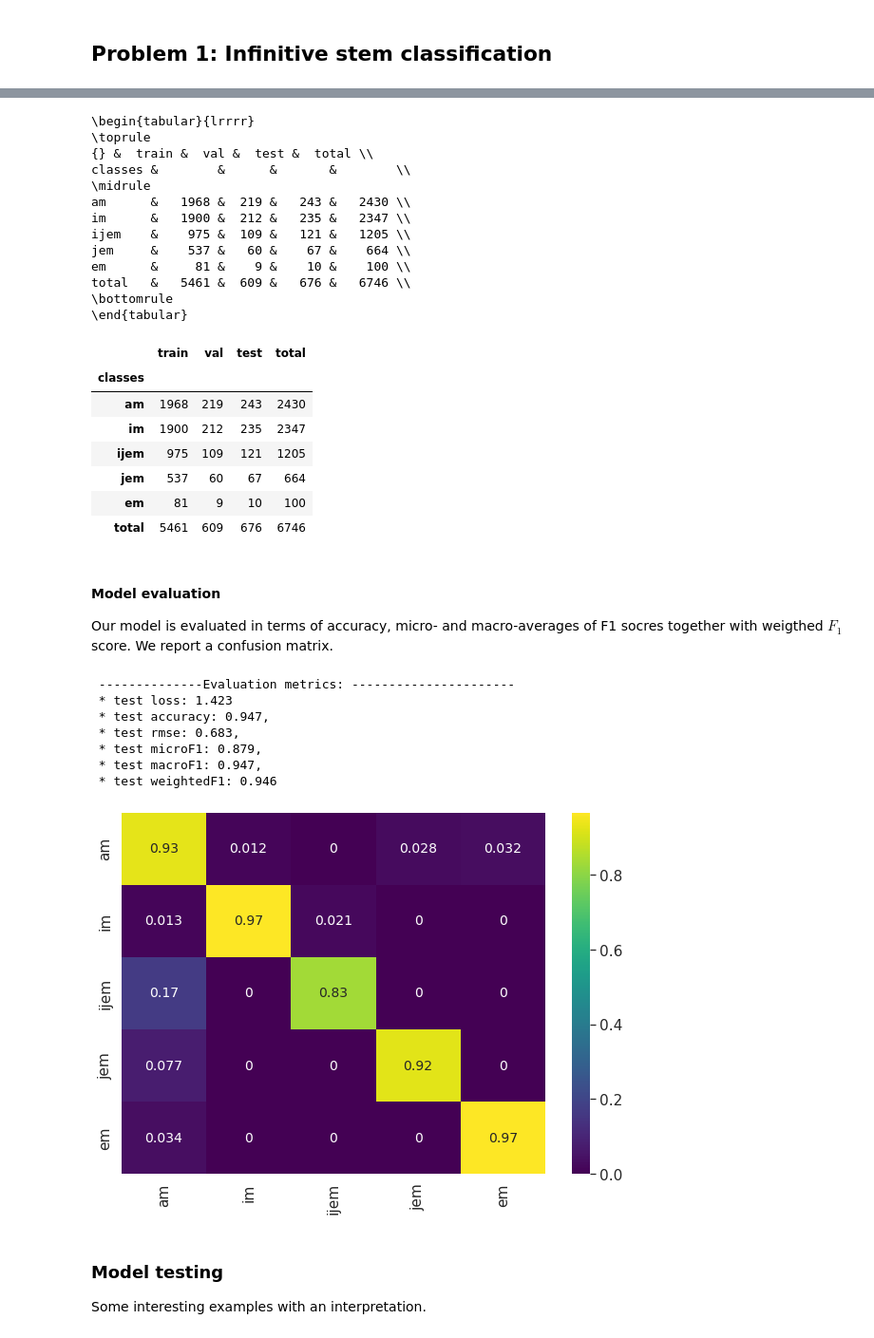
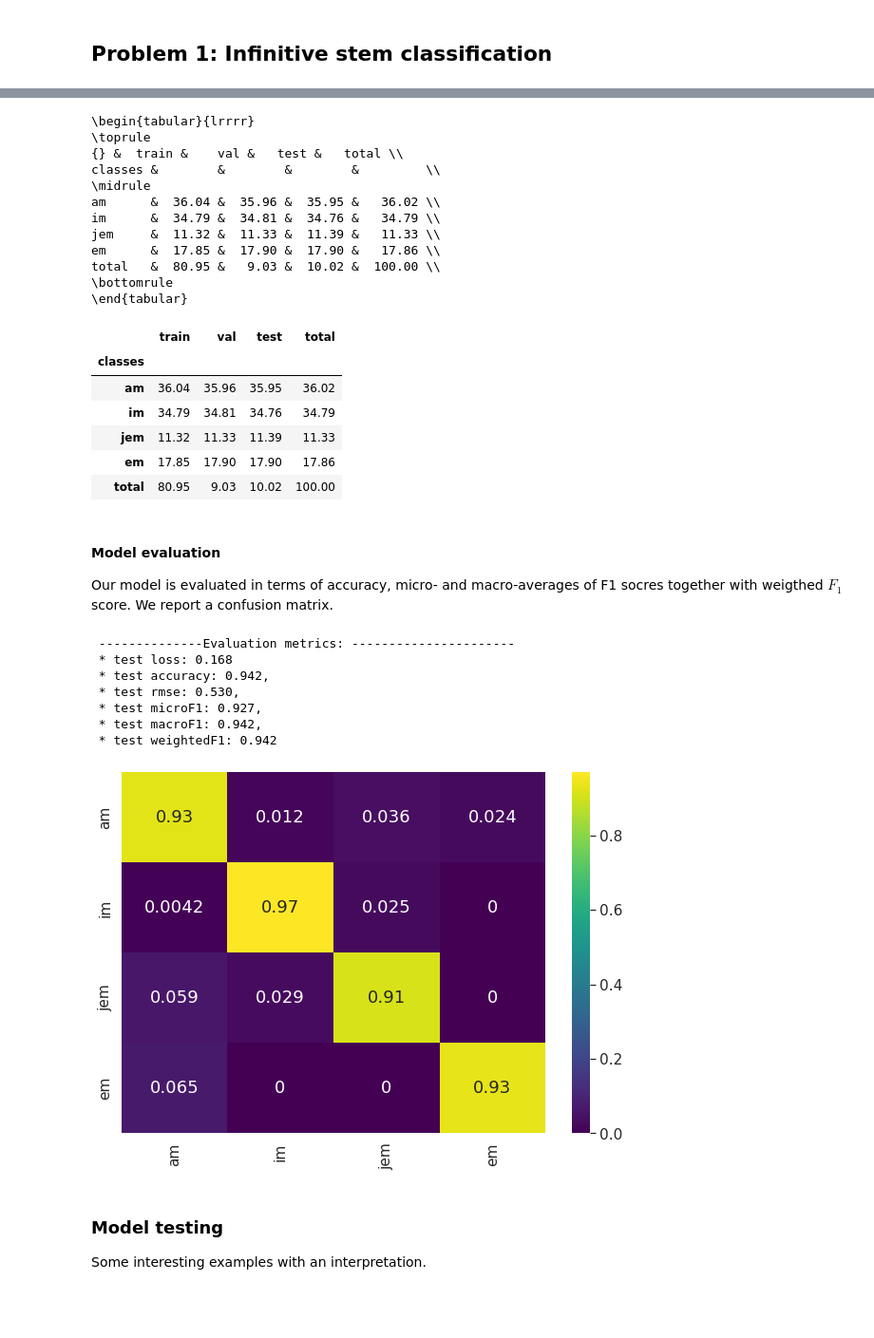
Before and after one commit to dseverdi/HR_verb_classfication, a Jupyter notebook: demo.ipynb, the cells around one changed output, grey strips where cells are left out. Shown at 95% size. Drawn from its saved outputs; the diff is of its cells as text; code cells hidden in the pictures; blank space fills up the shorter version.

```diff
--- a/demo.ipynb
+++ b/demo.ipynb
@@ -22,6 +22,9 @@ Dataset consists of pairs $(w_{inf},C_{pres})$ where $w_{inf}$ denotes infinitiv
 train_set, val_set, test_set, sve_kategorije = ucitajPodatke('inf2pres/data/')
 # %%
 import pandas as pd
+pd.set_option("display.precision", 2)
+
+
 train_df = pd.DataFrame(train_set,columns=['word','class'])
 val_df   = pd.DataFrame(val_set,columns=['word','class'])
 test_df  = pd.DataFrame(test_set,columns=['word','class'])
@@ -29,9 +32,9 @@ test_df  = pd.DataFrame(test_set,columns=['word','class'])
 
 stats = pd.DataFrame(data =
                      {'classes' : klase_prezent.values(),
-                      'train' : train_df['class'].value_counts(),
-                      'val' : val_df['class'].value_counts(),
-                      'test' : test_df['class'].value_counts()},
+                      'train' : train_df['class'].value_counts(sort=False),
+                      'val' : val_df['class'].value_counts(sort=False),
+                      'test' : test_df['class'].value_counts(sort=False)},
 
         ).set_index('classes')
 
@@ -39,6 +42,13 @@ stats = pd.DataFrame(data =
 stats.loc['total']= stats.sum(numeric_only=True, axis=0)
 stats.loc[:,'total']= stats.sum(numeric_only=True, axis=1)
 
+idx= ['train','val','test','total']
+
+df = stats.copy()
+stats[idx] = stats[idx].apply(lambda x: x / x['total'] * 100, axis=0)
+
+stats[idx]['total']
+for c in idx : stats[c]['total'] = df[c]['total'] / df['total']['total'] * 100
 
 print(stats.to_latex(index=True))
 
@@ -46,43 +56,41 @@ stats
 # %% [output]
 \begin{tabular}{lrrrr}
 \toprule
-{} &  train &  val &  test &  total \\
-classes &        &      &       &        \\
+{} &  train &    val &   test &   total \\
+classes &        &        &        &         \\
 \midrule
-am      &   1968 &  219 &   243 &   2430 \\
-im      &   1900 &  212 &   235 &   2347 \\
-ijem    &    975 &  109 &   121 &   1205 \\
-jem     &    537 &   60 &    67 &    664 \\
-em      &     81 &    9 &    10 &    100 \\
-total   &   5461 &  609 &   676 &   6746 \\
+am      &  36.04 &  35.96 &  35.95 &   36.02 \\
+im      &  34.79 &  34.81 &  34.76 &   34.79 \\
+jem     &  11.32 &  11.33 &  11.39 &   11.33 \\
+em      &  17.85 &  17.90 &  17.90 &   17.86 \\
+total   &  80.95 &   9.03 &  10.02 &  100.00 \\
 \bottomrule
 \end{tabular}
 |  | train | val | test | total |
 | classes |  |  |  |  |
-| am | 1968 | 219 | 243 | 2430 |
-| im | 1900 | 212 | 235 | 2347 |
-| ijem | 975 | 109 | 121 | 1205 |
-| jem | 537 | 60 | 67 | 664 |
-| em | 81 | 9 | 10 | 100 |
-| total | 5461 | 609 | 676 | 6746 |
+| am | 36.04 | 35.96 | 35.95 | 36.02 |
+| im | 34.79 | 34.81 | 34.76 | 34.79 |
+| jem | 11.32 | 11.33 | 11.39 | 11.33 |
+| em | 17.85 | 17.90 | 17.90 | 17.86 |
+| total | 80.95 | 9.03 | 10.02 | 100.00 |
 # %% [markdown]
 #### Model evaluation
 
 Our model is evaluated in terms of accuracy, micro-  and macro-averages of F1 socres together with weigthed $F_1$ score. We report a confusion matrix.
 # %%
 # evaluacija prethodno spremljenog modela
-model_weights_path = 'inf2pres/results/hyperparameters/hp2/model.weights'
+model_weights_path = 'inf2pres/results/20211208_162956/model.weights'
 model = loadModel(model_weights_path)
 evaluateOnTestSet(model, test_set,sve_kategorije)
 # %% [output]
  --------------Evaluation metrics: ----------------------
- * test loss: 1.423
- * test accuracy: 0.947,
- * test rmse: 0.683,
- * test microF1: 0.879,
- * test macroF1: 0.947,
- * test weightedF1: 0.946
+ * test loss: 0.168
+ * test accuracy: 0.942,
+ * test rmse: 0.530,
+ * test microF1: 0.927,
+ * test macroF1: 0.942,
+ * test weightedF1: 0.942
-[figure, old version]
+[figure, new version]
 # %% [markdown]
 ### Model testing
 
```
Also changed, not shown: parts of 18 cells of this notebook, 21 other files.
